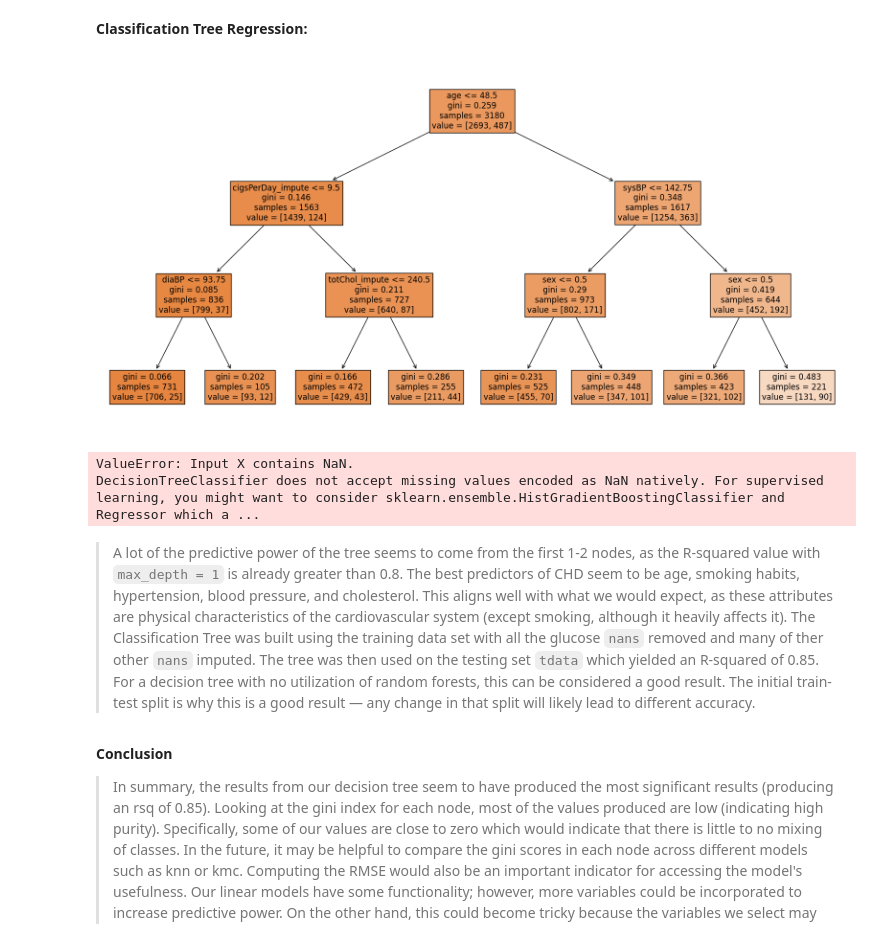
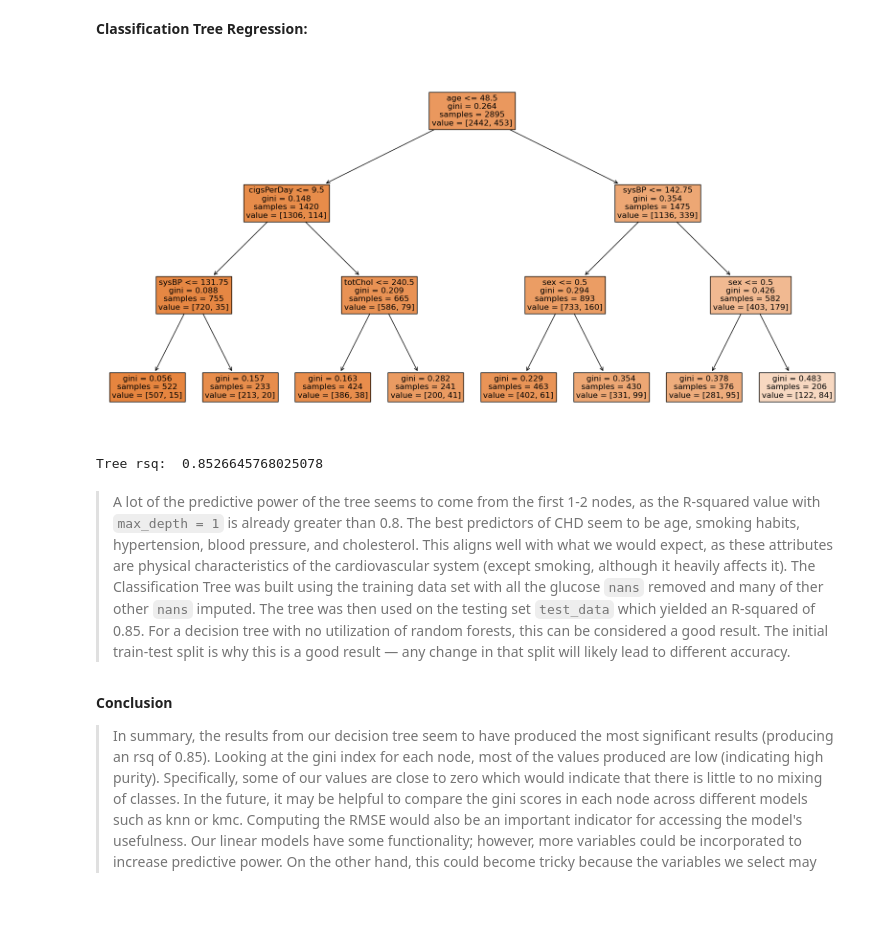
Before and after one commit to vnewsome/project_chd, a Jupyter notebook: ML_project2.ipynb, the cells around one changed output. Saved outputs shown, nothing was run; the diff lists cells and outputs as text; code cells hidden in the pictures; blank space fills up the shorter version.

Commit message:
Organized a lot of code (the whole data wrangling section) and completely redid data imputing because I don't think it was working correctly the first time

```diff
--- a/ML_project2.ipynb
+++ b/ML_project2.ipynb
@@ -409,10 +369,10 @@ Name: TenYearCHD, Length: 3180, dtype: int64
 # %%
-data['age'] = (data['age'])
+train_data['age'] = (train_data['age'])
 # linear model
 from sklearn.linear_model import LinearRegression
 
 vars = ['BMI_impute']
 # other vars: 'totChol_impute','BMI_impute','cigsPerDay_impute'
 
-X = data.loc[:,vars]
+X = train_data.loc[:,vars]
 X.head()
@@ -426,7 +379,7 @@ X.head()
 # %%
-data = data.replace([np.nan, -np.inf], 0)
-X = data.loc[:,vars]
-y = data['TenYearCHD']
+train_data = train_data.replace([np.nan, -np.inf], 0)
+X = train_data.loc[:,vars]
+y = train_data['TenYearCHD']
 print(y)
 
 from sklearn.model_selection import train_test_split
@@ -468,10 +404,10 @@ Name: TenYearCHD, Length: 3180, dtype: int64
 # %%
-data['age'] = (data['age'])
+train_data['age'] = (train_data['age'])
 # linear model
 from sklearn.linear_model import LinearRegression
 
 vars = ['cigsPerDay_impute']
 # other vars: 'totChol_impute','BMI_impute','cigsPerDay_impute'
 
-X = data.loc[:,vars]
+X = train_data.loc[:,vars]
 X.head()
@@ -485,7 +414,7 @@ X.head()
 # %%
-data = data.replace([np.nan, -np.inf], 0)
-X = data.loc[:,vars]
-y = data['TenYearCHD']
+train_data = train_data.replace([np.nan, -np.inf], 0)
+X = train_data.loc[:,vars]
+y = train_data['TenYearCHD']
 print(y)
 
 from sklearn.model_selection import train_test_split
@@ -546,33 +443,32 @@ tdata['education'] = pd.to_numeric(tdata['education'], errors='coerce')
 # %%
 from sklearn.tree import DecisionTreeClassifier # Import the tree classifier
-from sklearn.tree import plot_tree #Import the tree classifier
+from sklearn.tree import plot_tree # Import the tree plotter
 
 # Process data:
-y_train = data['TenYearCHD']
-X_train = data.drop(['TenYearCHD','cigsPerDay','BMI','totChol','BMI_nan','cigsPerDay_nan','totChol_nan'], axis=1)
+y_train = train_data['TenYearCHD']
+X_train = train_data.drop(['TenYearCHD'], axis=1)
 var_list = list(X_train.columns)
 
 # Fit decision tree:
 cart = DecisionTreeClassifier(max_depth=3,min_samples_leaf=100) # Create a classifier object, limit depth to 5 to prevent overbranching
 cart = cart.fit(X_train, y_train) # Fit the classifier
 
 # Visualize results:
 fig, ax = plt.subplots(figsize=(20, 10))
 plot_tree(cart,filled=True, ax=ax, fontsize = 12,feature_names=var_list)
 plt.show()
 
 # Compute R-squared error:
-X_test = tdata.drop(['TenYearCHD','cigsPerDay','BMI','totChol'], axis=1)
-y_test = tdata['TenYearCHD']
+X_test = test_data.drop(['TenYearCHD'], axis=1)
+y_test = test_data['TenYearCHD']
 y_hat = cart.predict(X_test)
 
-print('Tree rsq: ', cart.score(X_test, y_test) ) # R-squared
+print('Tree rsq: ', cart.score(X_test, y_test)) # R-squared
 # %% [output]
-[figure, old version]
+[figure, new version]
-ValueError: Input X contains NaN.
-DecisionTreeClassifier does not accept missing values encoded as NaN natively. For supervised learning, you might want to consider sklearn.ensemble.HistGradientBoostingClassifier and Regressor which a ...
+Tree rsq:  0.8526645768025078
 # %% [markdown]
-> A lot of the predictive power of the tree seems to come from the first 1-2 nodes, as the R-squared value with `max_depth = 1` is already greater than 0.8. The best predictors of CHD seem to be age, smoking habits, hypertension, blood pressure, and cholesterol. This aligns well with what we would expect, as these attributes are physical characteristics of the cardiovascular system (except smoking, although it heavily affects it). The Classification Tree was built using the training data set with all the glucose `nans` removed and many of ther other `nans` imputed. The tree was then used on the testing set `tdata` which yielded an R-squared of 0.85. For a decision tree with no utilization of random forests, this can be considered a good result. The initial train-test split is why this is a good result — any change in that split will likely lead to different accuracy.
+> A lot of the predictive power of the tree seems to come from the first 1-2 nodes, as the R-squared value with `max_depth = 1` is already greater than 0.8. The best predictors of CHD seem to be age, smoking habits, hypertension, blood pressure, and cholesterol. This aligns well with what we would expect, as these attributes are physical characteristics of the cardiovascular system (except smoking, although it heavily affects it). The Classification Tree was built using the training data set with all the glucose `nans` removed and many of ther other `nans` imputed. The tree was then used on the testing set `test_data` which yielded an R-squared of 0.85. For a decision tree with no utilization of random forests, this can be considered a good result. The initial train-test split is why this is a good result — any change in that split will likely lead to different accuracy.
 # %% [markdown]
 **Conclusion**
 > In summary, the results from our decision tree seem to have produced the most significant results (producing an rsq of 0.85). Looking at the gini index for each node, most of the values produced are low (indicating high purity). Specifically, some of our values are close to zero which would indicate that there is little to no mixing of classes. In the future, it may be helpful to compare the gini scores in each node across different models such as knn or kmc. Computing the RMSE would also be an important indicator for accessing the model's usefulness. Our linear models have some functionality; however, more variables could be incorporated to increase predictive power. On the other hand, this could become tricky because the variables we select may cause overfitting. It is important to consider the background information for our predictive model. Although some variables seem to be better predictors of the development of CHD, it is important to perform further extensive evaluation.
```
Also changed, not shown: parts of 44 cells of this notebook.
